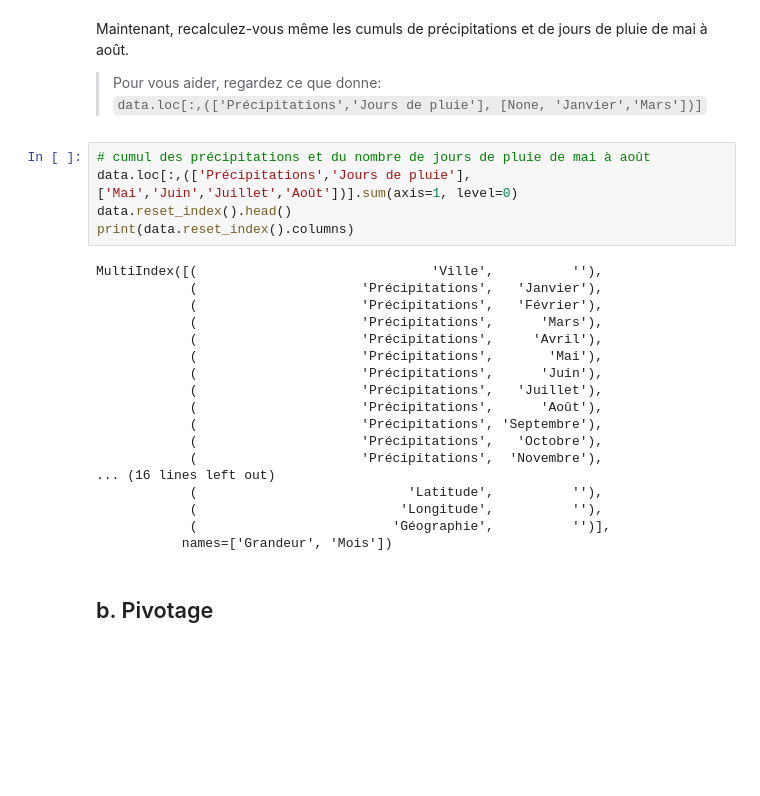
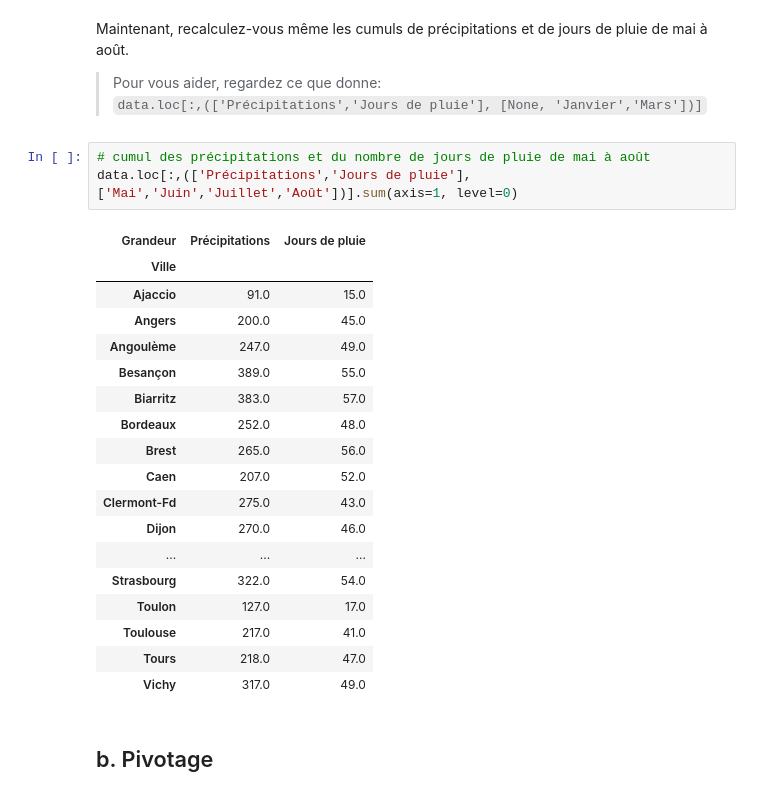
Before and after one commit to Alexandre0702/TP-Analyse-multidimentionnelle, a Jupyter notebook: TP1_pandas.ipynb, the cells around one changed output. Cells and saved outputs as stored; diff of their text form; blank space fills up the shorter version.

```diff
--- a/TP1_pandas.ipynb
+++ b/TP1_pandas.ipynb
@@ -316,26 +316,25 @@ Maintenant, recalculez-vous même les cumuls de précipitations et de jours de p
 # %%
 # cumul des précipitations et du nombre de jours de pluie de mai à août
 data.loc[:,(['Précipitations','Jours de pluie'], ['Mai','Juin','Juillet','Août'])].sum(axis=1, level=0)
-data.reset_index().head()
-print(data.reset_index().columns)
 # %% [output]
-MultiIndex([(                              'Ville',          ''),
-            (                     'Précipitations',   'Janvier'),
-            (                     'Précipitations',   'Février'),
-            (                     'Précipitations',      'Mars'),
-            (                     'Précipitations',     'Avril'),
-            (                     'Précipitations',       'Mai'),
-            (                     'Précipitations',      'Juin'),
-            (                     'Précipitations',   'Juillet'),
-            (                     'Précipitations',      'Août'),
-            (                     'Précipitations', 'Septembre'),
-            (                     'Précipitations',   'Octobre'),
-            (                     'Précipitations',  'Novembre'),
-... (16 lines left out)
-            (                           'Latitude',          ''),
-            (                          'Longitude',          ''),
-            (                         'Géographie',          '')],
-           names=['Grandeur', 'Mois'])
+| Grandeur | Précipitations | Jours de pluie |
+| Ville |  |  |
+| Ajaccio | 91.0 | 15.0 |
+| Angers | 200.0 | 45.0 |
+| Angoulème | 247.0 | 49.0 |
+| Besançon | 389.0 | 55.0 |
+| Biarritz | 383.0 | 57.0 |
+| Bordeaux | 252.0 | 48.0 |
+| Brest | 265.0 | 56.0 |
+| Caen | 207.0 | 52.0 |
+| Clermont-Fd | 275.0 | 43.0 |
+| Dijon | 270.0 | 46.0 |
+| ... | ... | ... |
+| Strasbourg | 322.0 | 54.0 |
+| Toulon | 127.0 | 17.0 |
+| Toulouse | 217.0 | 41.0 |
+| Tours | 218.0 | 47.0 |
+| Vichy | 317.0 | 49.0 |
 # %% [markdown]
 ## b. Pivotage
 # %% [markdown]
```
Also changed, not shown: parts of 4 cells of this notebook.
